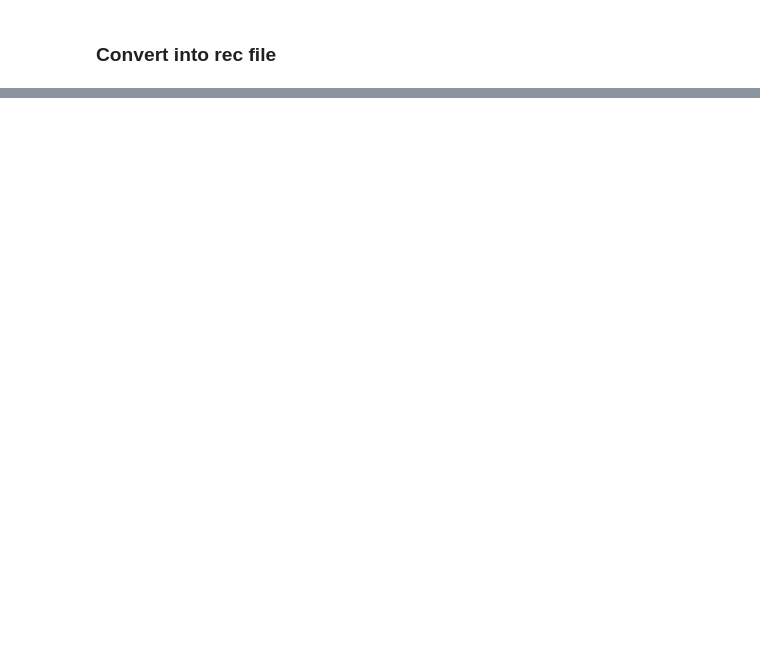
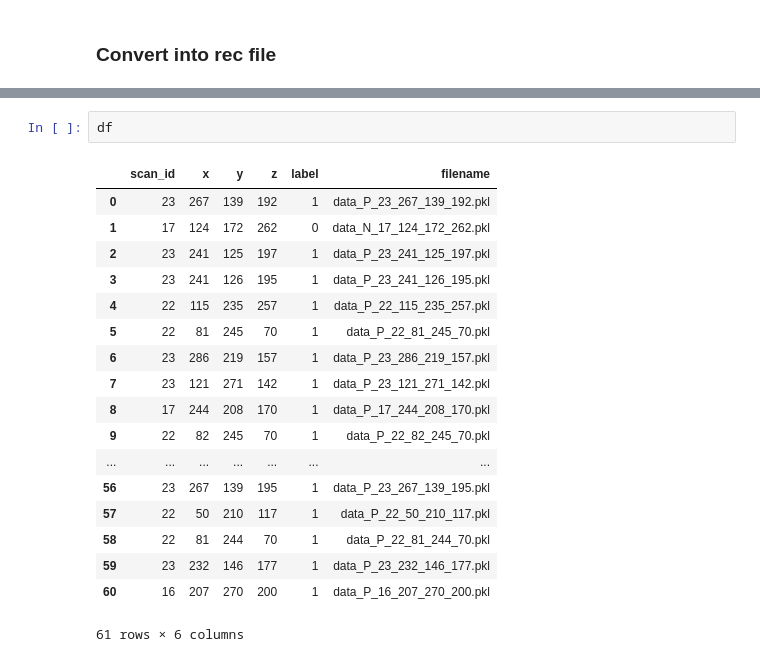
Before and after one commit to MariamQusai/DLToolboxImg, a Jupyter notebook: DL_011_ConstructDataData.ipynb, the cells around one changed output, grey strips where cells are left out. Drawn from its saved outputs; the diff is of its cells as text; blank space fills up the shorter version.

```diff
--- a/DL_011_ConstructDataData.ipynb
+++ b/DL_011_ConstructDataData.ipynb
@@ -369,0 +402,21 @@ plt.tight_layout()
+# %%
+df
+# %% [output]
+|  | scan_id | x | y | z | label | filename |
+| 0 | 23 | 267 | 139 | 192 | 1 | data_P_23_267_139_192.pkl |
+| 1 | 17 | 124 | 172 | 262 | 0 | data_N_17_124_172_262.pkl |
+| 2 | 23 | 241 | 125 | 197 | 1 | data_P_23_241_125_197.pkl |
+| 3 | 23 | 241 | 126 | 195 | 1 | data_P_23_241_126_195.pkl |
+| 4 | 22 | 115 | 235 | 257 | 1 | data_P_22_115_235_257.pkl |
+| 5 | 22 | 81 | 245 | 70 | 1 | data_P_22_81_245_70.pkl |
+| 6 | 23 | 286 | 219 | 157 | 1 | data_P_23_286_219_157.pkl |
+| 7 | 23 | 121 | 271 | 142 | 1 | data_P_23_121_271_142.pkl |
+| 8 | 17 | 244 | 208 | 170 | 1 | data_P_17_244_208_170.pkl |
+| 9 | 22 | 82 | 245 | 70 | 1 | data_P_22_82_245_70.pkl |
+| ... | ... | ... | ... | ... | ... | ... |
+| 56 | 23 | 267 | 139 | 195 | 1 | data_P_23_267_139_195.pkl |
+| 57 | 22 | 50 | 210 | 117 | 1 | data_P_22_50_210_117.pkl |
+| 58 | 22 | 81 | 244 | 70 | 1 | data_P_22_81_244_70.pkl |
+| 59 | 23 | 232 | 146 | 177 | 1 | data_P_23_232_146_177.pkl |
+| 60 | 16 | 207 | 270 | 200 | 1 | data_P_16_207_270_200.pkl |
+61 rows × 6 columns
```
Also changed, not shown: parts of 13 cells of this notebook.
